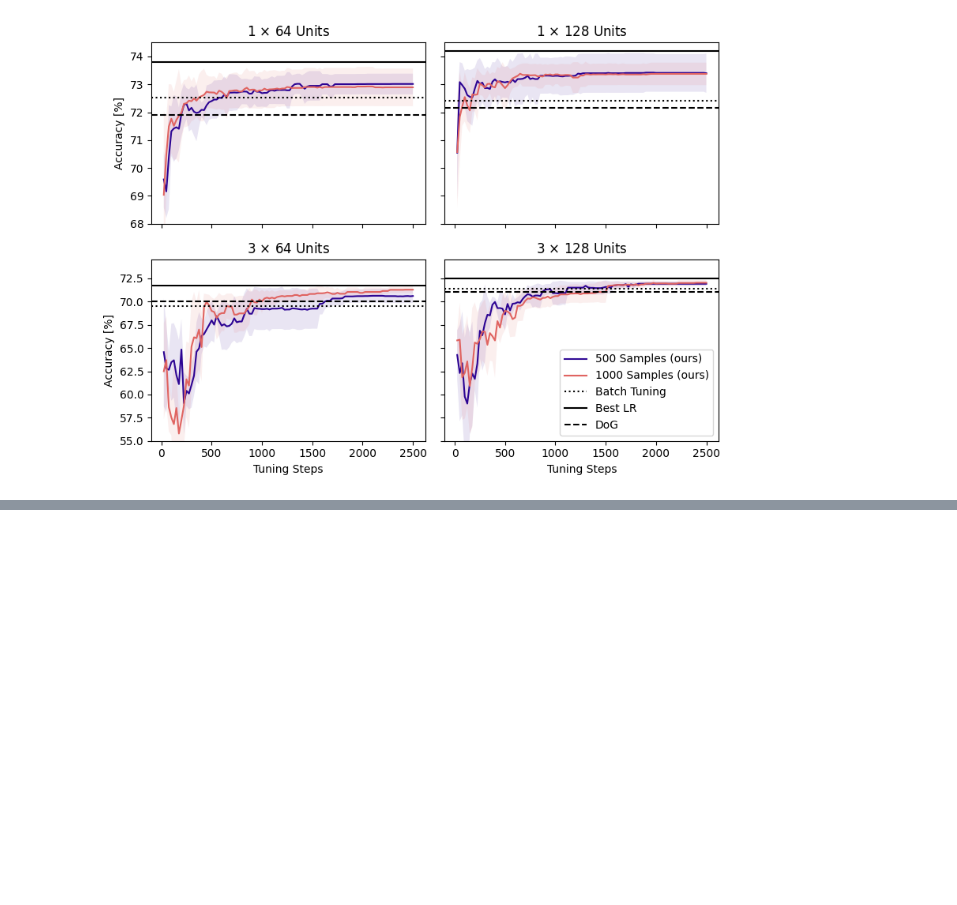
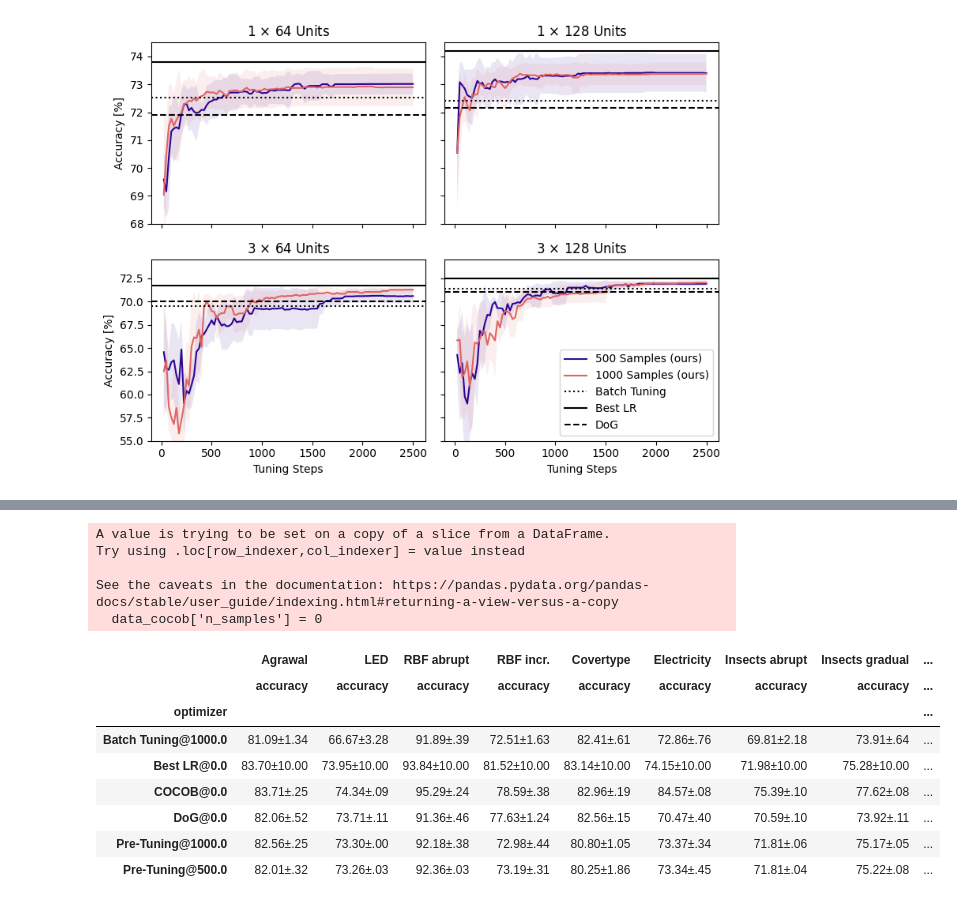
Before and after one commit to lucasczz/OLRONN, a Jupyter notebook: notebooks/pretune.ipynb, the cells around one changed output, grey strips where cells are left out. Cells and saved outputs as stored; diff of their text form; code cells hidden in the pictures; blank space fills up the shorter version.

```diff
--- a/notebooks/pretune.ipynb
+++ b/notebooks/pretune.ipynb
@@ -3,3 +3,7 @@ import pandas as pd
 import matplotlib.pyplot as plt
 import numpy as np
 from utils import get_best_params, agg_dataframe
+# %%
+df = pd.read_csv("../reports/model_sizes/v1.csv.zip")
+df_coco = pd.read_csv("../reports/model_sizes/COCOB.csv.zip")
+pd.concat([df, df_coco]).to_csv("../reports/model_sizes/v1.csv.zip", index=True)
@@ -259,0 +300,55 @@ fig.savefig("../pub/figures/pretune_architectures_exp_schedule.pdf")
+# %%
+# Make tables
+from utils import *
+
+data_cocob = df_stream[df_stream.optimizer == "COCOB"]
+data_cocob['n_samples'] = 0
+data_table = stream[~(stream.optimizer == "Pre-Tuning") | (stream.step == 2000)]
+data_table = pd.concat([data_table, data_cocob])
+dataset_means = agg_dataframe(
+    data_table, cols_to_keep=["n_samples", "dataset", "optimizer"]
+).fillna(10)
+dataset_means["optimizer"] = (
+    dataset_means["optimizer"] + "@" + dataset_means["n_samples"].astype(str)
+)
+datasets = [
+    "Agrawal",
+    "LED",
+    "RBF abrupt",
+    "RBF incr.",
+    "Covertype",
+    "Electricity",
+    "Insects abrupt",
+    "Insects gradual",
+    "Insects incr.",
+]
+
+def make_tables(df, datasets, index):
+    columns = [(dataset, "accuracy") for dataset in datasets]
+    df = df[df["dataset"].isin(datasets)]
+    table = df[["dataset", index, "accuracy_mean", "accuracy_std"]]
+    table = col_to_header(table, "dataset", index=[index])
+    mask_best = get_best_within_std(table, metrics=columns, modes="max")
+    table = merge_mean_std(table, columns, formats="{:.2f}")
+    style = table.style
+    style = apply_style_attribute(style, mask=mask_best)
+    style.to_latex(f"../pub/tables/lr_tuning.tex", hrules=True)
+    return style
+
+
+make_tables(dataset_means, datasets=datasets, index="optimizer")
+# %% [output]
+A value is trying to be set on a copy of a slice from a DataFrame.
+Try using .loc[row_indexer,col_indexer] = value instead
+
+See the caveats in the documentation: https://pandas.pydata.org/pandas-docs/stable/user_guide/indexing.html#returning-a-view-versus-a-copy
+  data_cocob['n_samples'] = 0
+|  | Agrawal | LED | RBF abrupt | RBF incr. | Covertype | Electricity | Insects abrupt | Insects gradual | ... |
+|  | accuracy | accuracy | accuracy | accuracy | accuracy | accuracy | accuracy | accuracy | ... |
+| optimizer |  |  |  |  |  |  |  |  | ... |
+| Batch Tuning@1000.0 | 81.09±1.34 | 66.67±3.28 | 91.89±.39 | 72.51±1.63 | 82.41±.61 | 72.86±.76 | 69.81±2.18 | 73.91±.64 | ... |
+| Best LR@0.0 | 83.70±10.00 | 73.95±10.00 | 93.84±10.00 | 81.52±10.00 | 83.14±10.00 | 74.15±10.00 | 71.98±10.00 | 75.28±10.00 | ... |
+| COCOB@0.0 | 83.71±.25 | 74.34±.09 | 95.29±.24 | 78.59±.38 | 82.96±.19 | 84.57±.08 | 75.39±.10 | 77.62±.08 | ... |
+| DoG@0.0 | 82.06±.52 | 73.71±.11 | 91.36±.46 | 77.63±1.24 | 82.56±.15 | 70.47±.40 | 70.59±.10 | 73.92±.11 | ... |
+| Pre-Tuning@1000.0 | 82.56±.25 | 73.30±.00 | 92.18±.38 | 72.98±.44 | 80.80±1.05 | 73.37±.34 | 71.81±.06 | 75.17±.05 | ... |
+| Pre-Tuning@500.0 | 82.01±.32 | 73.26±.03 | 92.36±.03 | 73.19±.31 | 80.25±1.86 | 73.34±.45 | 71.81±.04 | 75.22±.08 | ... |
```
Also changed, not shown: parts of 6 cells of this notebook, 23 other files.
